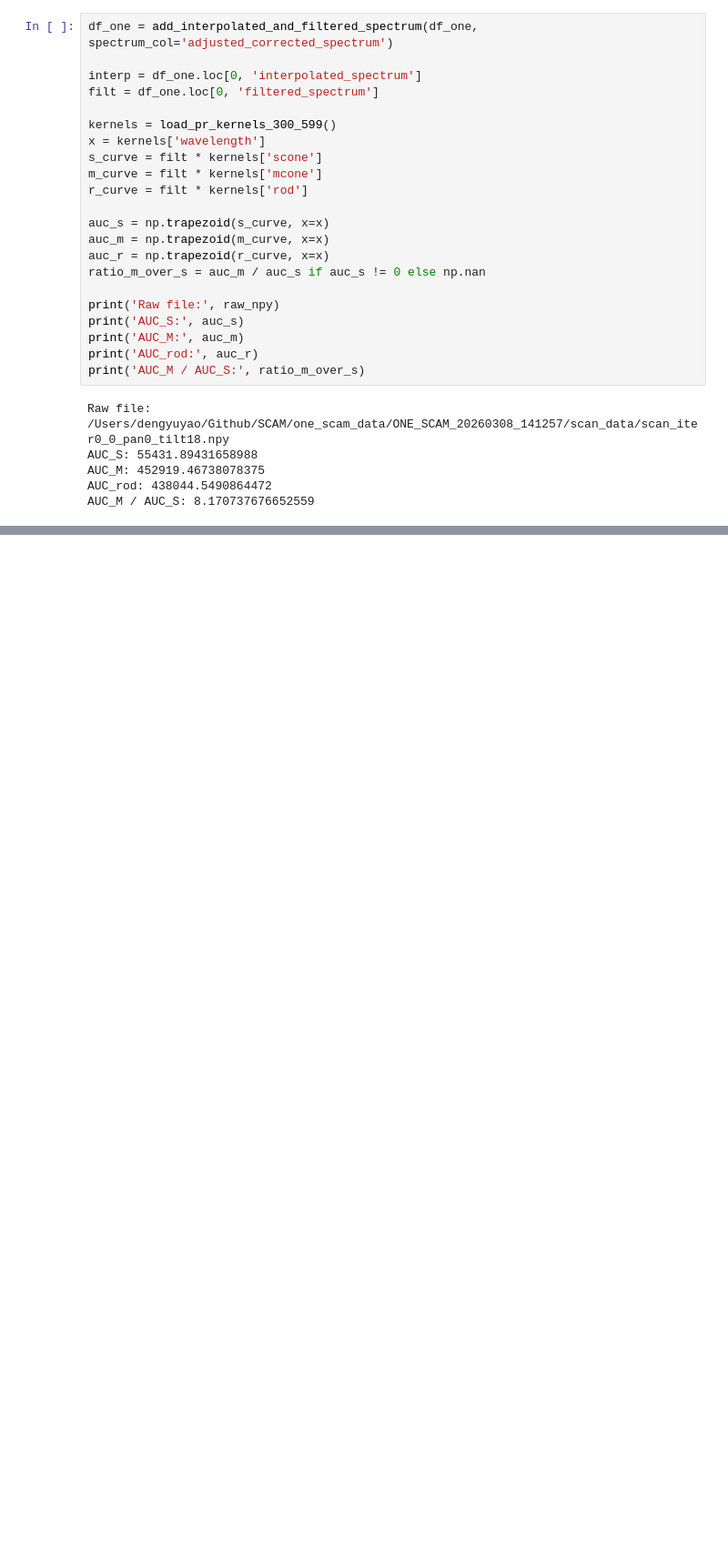
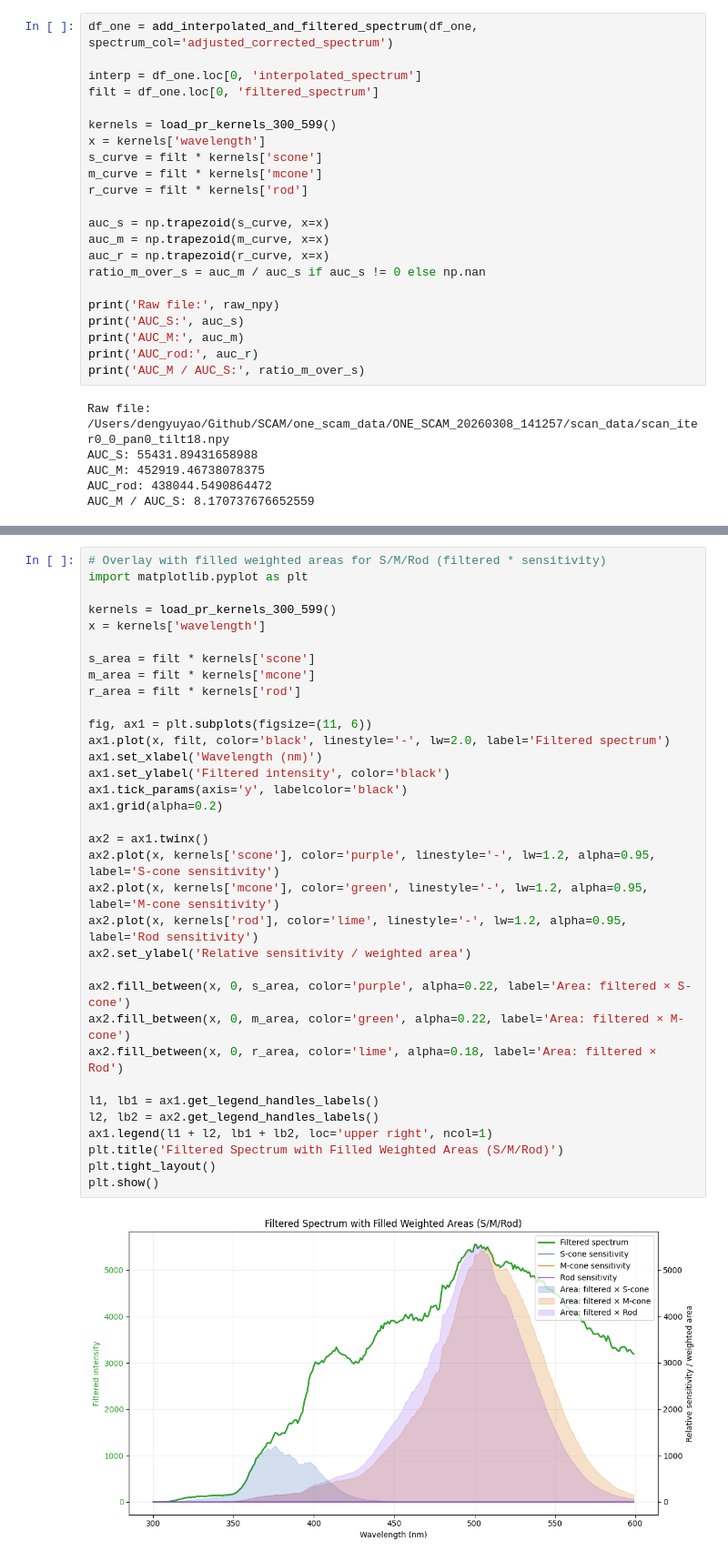
Before and after one commit to DYYDMC/SCAM, a Jupyter notebook: one_scam_data/better_vis.ipynb, the cells around one changed output, grey strips where cells are left out. Shown at 91% size. Cells and saved outputs as stored; diff of their text form; blank space fills up the shorter version.

```diff
--- a/one_scam_data/better_vis.ipynb
+++ b/one_scam_data/better_vis.ipynb
@@ -186,0 +157,36 @@ plt.show()
+# %%
+# Overlay with filled weighted areas for S/M/Rod (filtered * sensitivity)
+import matplotlib.pyplot as plt
+
+kernels = load_pr_kernels_300_599()
+x = kernels['wavelength']
+
+s_area = filt * kernels['scone']
+m_area = filt * kernels['mcone']
+r_area = filt * kernels['rod']
+
+fig, ax1 = plt.subplots(figsize=(11, 6))
+ax1.plot(x, filt, color='black', linestyle='-', lw=2.0, label='Filtered spectrum')
+ax1.set_xlabel('Wavelength (nm)')
+ax1.set_ylabel('Filtered intensity', color='black')
+ax1.tick_params(axis='y', labelcolor='black')
+ax1.grid(alpha=0.2)
+
+ax2 = ax1.twinx()
+ax2.plot(x, kernels['scone'], color='purple', linestyle='-', lw=1.2, alpha=0.95, label='S-cone sensitivity')
+ax2.plot(x, kernels['mcone'], color='green', linestyle='-', lw=1.2, alpha=0.95, label='M-cone sensitivity')
+ax2.plot(x, kernels['rod'], color='lime', linestyle='-', lw=1.2, alpha=0.95, label='Rod sensitivity')
+ax2.set_ylabel('Relative sensitivity / weighted area')
+
+ax2.fill_between(x, 0, s_area, color='purple', alpha=0.22, label='Area: filtered × S-cone')
+ax2.fill_between(x, 0, m_area, color='green', alpha=0.22, label='Area: filtered × M-cone')
+ax2.fill_between(x, 0, r_area, color='lime', alpha=0.18, label='Area: filtered × Rod')
+
+l1, lb1 = ax1.get_legend_handles_labels()
+l2, lb2 = ax2.get_legend_handles_labels()
+ax1.legend(l1 + l2, lb1 + lb2, loc='upper right', ncol=1)
+plt.title('Filtered Spectrum with Filled Weighted Areas (S/M/Rod)')
+plt.tight_layout()
+plt.show()
+# %% [output]
+[figure, added]
```
Also changed, not shown: parts of 6 cells of this notebook.
